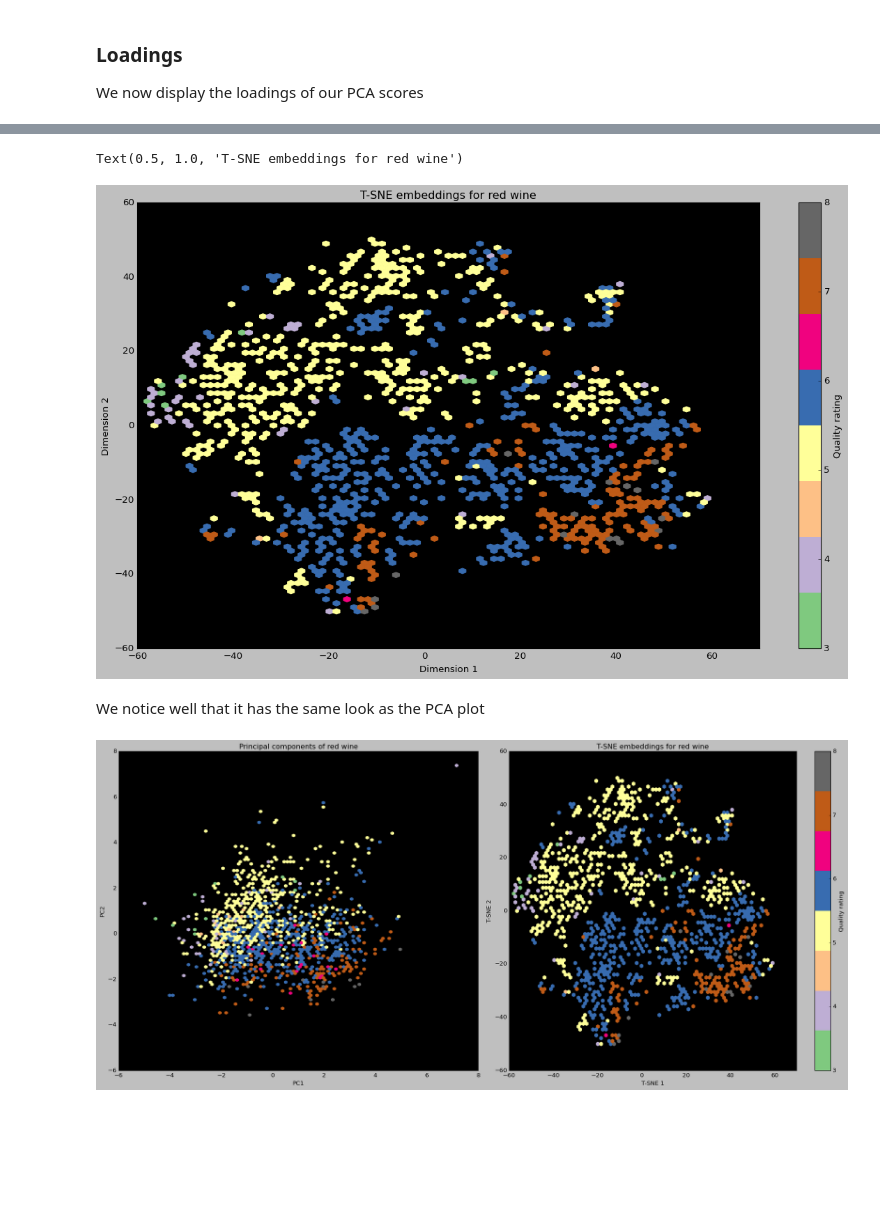
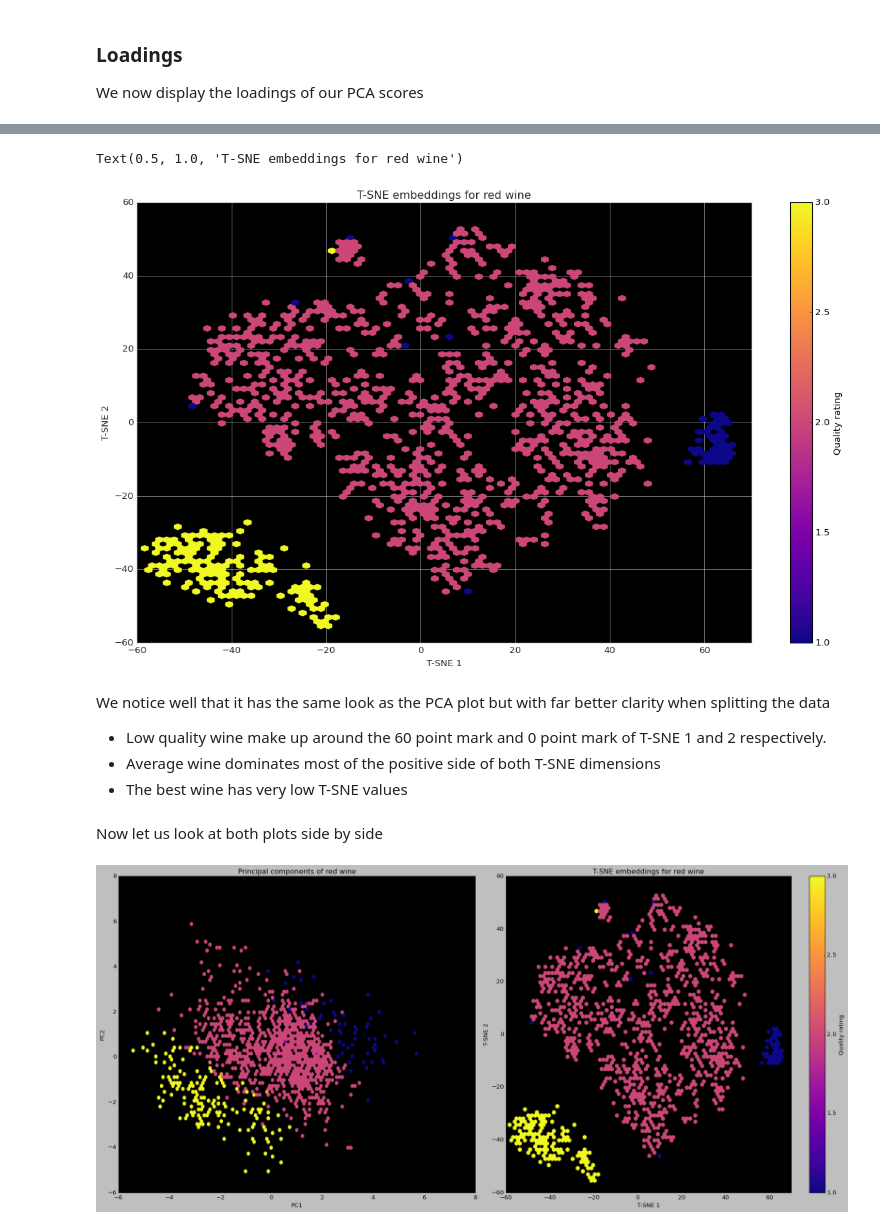
Before and after one commit to ASTRONOE/Common_Data_Analysis, a Jupyter notebook: Project1.ipynb, the cells around one changed output, grey strips where cells are left out. Saved outputs shown, nothing was run; the diff lists cells and outputs as text; code cells hidden in the pictures; blank space fills up the shorter version.

Commit message:
My updated analysis on red wine

```diff
--- a/Project1.ipynb
+++ b/Project1.ipynb
@@ -262,0 +285,13 @@ plt.show()
+# %%
+def Qua_wrangle(x): #get quality valiues
+
+  if x in [7, 8]: #best wine
+    return 3
+  elif x in [5, 6]: #average wine
+    return 2
+  elif x in [3, 4]: #poor wine
+    return 1
+  else:
+    raise ValueError("Invalid rating")
+
+df_wine['quality rating'] = df_wine['quality'].apply(Qua_wrangle)
@@ -481,27 +523,32 @@ Number of features seen: 11
 # %%
 #draw figure and subplot
 fig, ax = plt.subplots(figsize=(18, 10))
 plt.style.use('classic')
 ax.set_facecolor("black")
 
-plt.hexbin(df_tsne["T-SNE 1"], df_tsne["T-SNE 2"], C=df_wine_extract['quality'], gridsize=80, cmap='Accent')
+plt.hexbin(df_tsne["T-SNE 1"], df_tsne["T-SNE 2"], C=df_wine_extract['quality rating'], gridsize=80, cmap='plasma')
 
 plt.xlim(-60, 70)
 plt.ylim(-60, 60)
-plt.xlabel("Dimension 1")
-plt.ylabel("Dimension 2")
+plt.xlabel("T-SNE 1")
+plt.ylabel("T-SNE 2")
 plt.colorbar(label="Quality rating")
 plt.title("T-SNE embeddings for red wine")
 # %% [output]
 Text(0.5, 1.0, 'T-SNE embeddings for red wine')
-[figure, old version]
+[figure, new version]
-# %% [markdown]
-We notice well that it has the same look as the PCA plot
+# %% [markdown]
+We notice well that it has the same look as the PCA plot but with far better clarity when splitting the data
+* Low quality wine make up around the 60 point mark and 0 point mark of T-SNE 1 and 2 respectively.
+* Average wine dominates most of the positive side of both T-SNE dimensions
+* The best wine has very low T-SNE values
+# %% [markdown]
+Now let us look at both plots side by side
 # %%
 #PCA PLOT
 fig, ax = plt.subplots(1, 2, figsize=(22, 10))
 
-ax[0].hexbin(df_pca['PC1'], df_pca['PC2'], C=df_wine_extract['quality'], gridsize=100, cmap='Accent')
+ax[0].hexbin(df_pca['PC1'], df_pca['PC2'], C=df_wine_extract['quality rating'], gridsize=100, cmap='plasma')
 ax[0].set_facecolor('black')
 ax[0].set_xlim(-6, 8)
 ax[0].set_ylim(-6, 8)
@@ -510,7 +557,7 @@ ax[0].set_xlabel("PC1")
 ax[0].set_ylabel("PC2")
 
 #t-SNE PLOT
-ax1 = ax[1].hexbin(df_tsne["T-SNE 1"], df_tsne["T-SNE 2"], C=df_wine_extract['quality'], gridsize=80, cmap='Accent')
+ax1 = ax[1].hexbin(df_tsne["T-SNE 1"], df_tsne["T-SNE 2"], C=df_wine_extract['quality rating'], gridsize=80, cmap='plasma')
 ax[1].set_facecolor("black")
 ax[1].set_xlim(-60, 70)
 ax[1].set_ylim(-60, 60)
@@ -521,7 +568,7 @@ plt.tight_layout()
 plt.colorbar(ax1, label="Quality rating", ax=ax[1], location='right')
 plt.show()
 # %% [output]
-[figure, old version]
+[figure, new version]
 # %%
 # df_wine = df_wine.drop(df_wine.loc[df_wine.quality == 5].sample(n=350).index)
 # df_wine = df_wine.drop(df_wine.loc[df_wine.quality == 6].sample(n=350).index)
```
Also changed, not shown: parts of 23 cells of this notebook.
